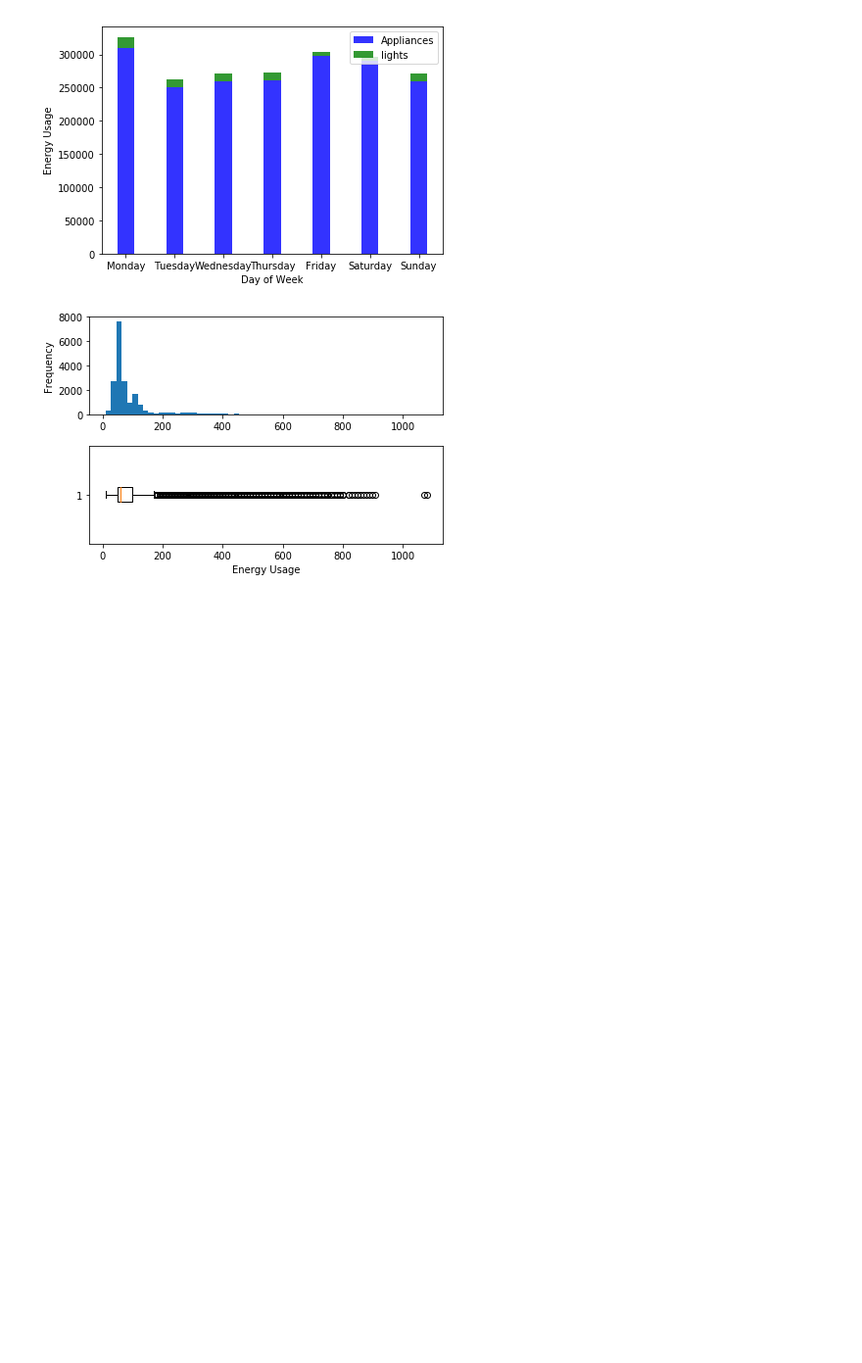
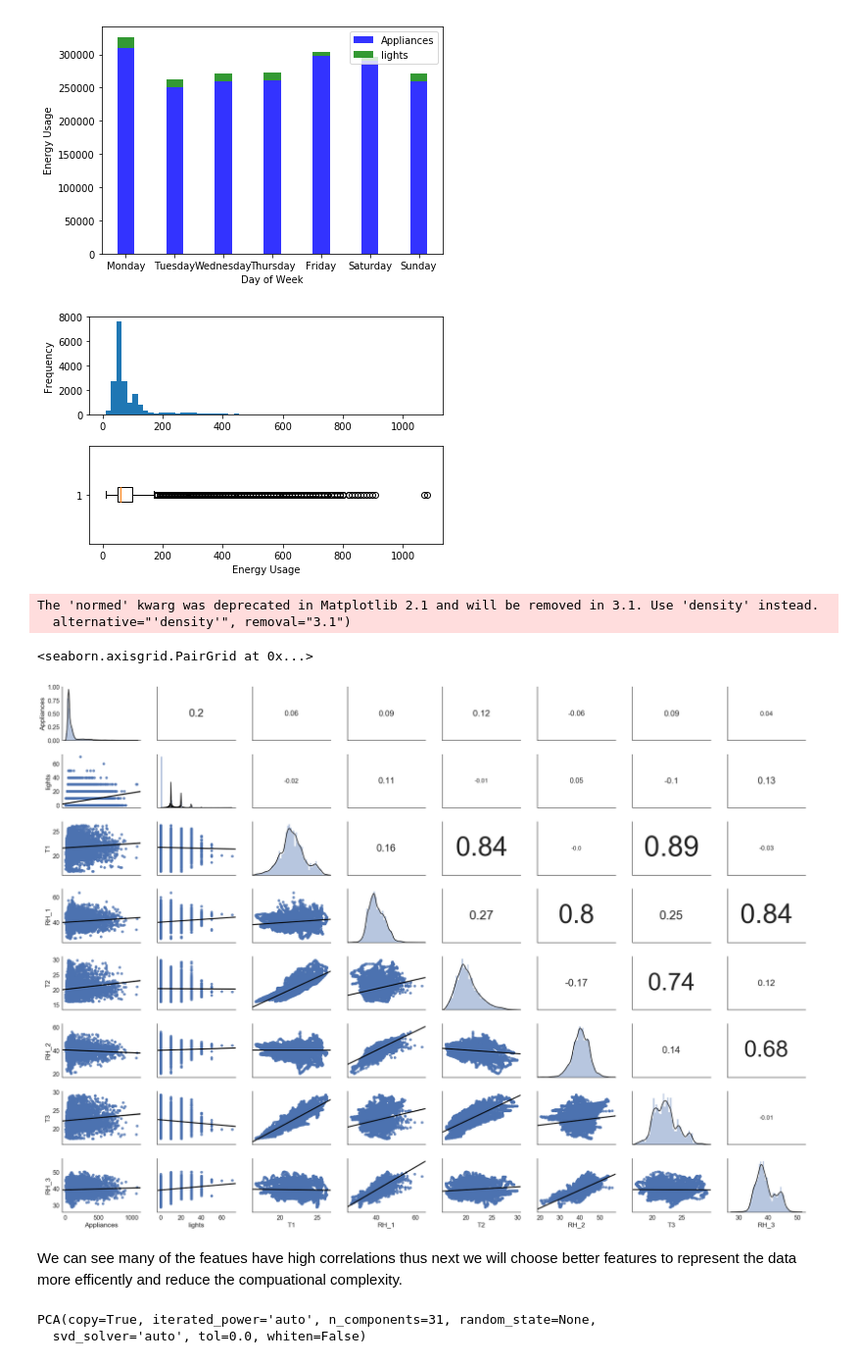
Before and after one commit to AidinFerdowsi/Appliance-energy-prediction, a Jupyter notebook: data_visualization.ipynb, the cells around one changed output. Shown at 98% size. Drawn from its saved outputs; the diff is of its cells as text; code cells hidden in the pictures; blank space fills up the shorter version.

```diff
--- a/data_visualization.ipynb
+++ b/data_visualization.ipynb
@@ -102,3 +104,33 @@ plt.xlabel('Energy Usage');
 plt.tight_layout()
 # %% [output]
 [figure]
+# %%
+def corrdot(*args, **kwargs):
+    corr_r = args[0].corr(args[1], 'pearson')
+    corr_text = round(corr_r, 2)
+    ax = plt.gca()
+    font_size = abs(corr_r) * 65 + 15
+    ax.annotate(corr_text, [.5, .5,],  xycoords="axes fraction",
+                ha='center', va='center', fontsize=font_size)
+# %%
+sns.set(style='white', font_scale=1.6)
+g = sns.PairGrid(df, vars=['Appliances','lights','T1','RH_1','T2','RH_2','T3','RH_3'], aspect=1.4, diag_sharey=False)
+g.map_lower(sns.regplot, line_kws={'color': 'black'})
+g.map_diag(sns.distplot, kde_kws={'color': 'black'})
+g.map_upper(corrdot)
+# %% [output]
+The 'normed' kwarg was deprecated in Matplotlib 2.1 and will be removed in 3.1. Use 'density' instead.
+  alternative="'density'", removal="3.1")
+<seaborn.axisgrid.PairGrid at 0x...>
+[figure, added]
+# %% [markdown]
+We can see many of the featues have high correlations thus next we will choose better features to represent the data more efficently and reduce the compuational complexity.
+# %%
+dfX = df.drop(columns=['date', 'Appliances'])
+n_columns = len(dfX.columns)
+normalized_dfX=(dfX-dfX.mean())/dfX.std()
+pca = PCA(n_components=n_columns)
+pca.fit(dfX)
+# %% [output]
+PCA(copy=True, iterated_power='auto', n_components=31, random_state=None,
+  svd_solver='auto', tol=0.0, whiten=False)
```
Also changed, not shown: parts of 5 cells of this notebook, 1 other file.
